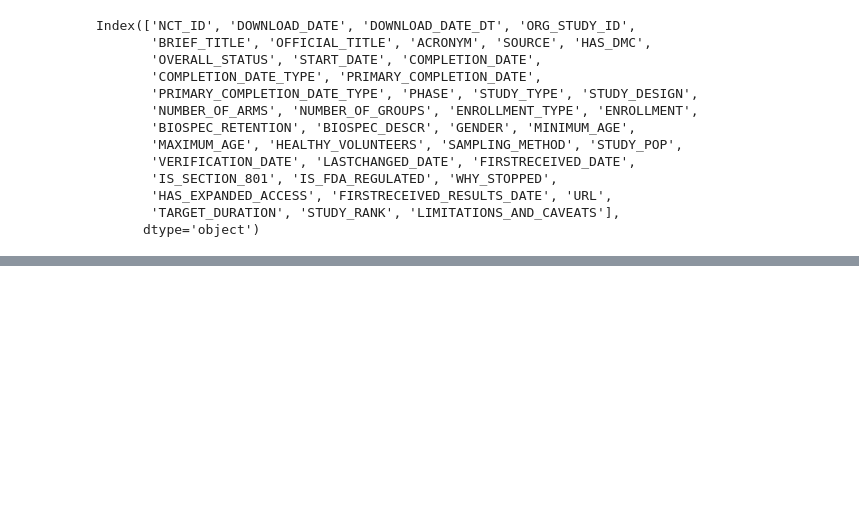
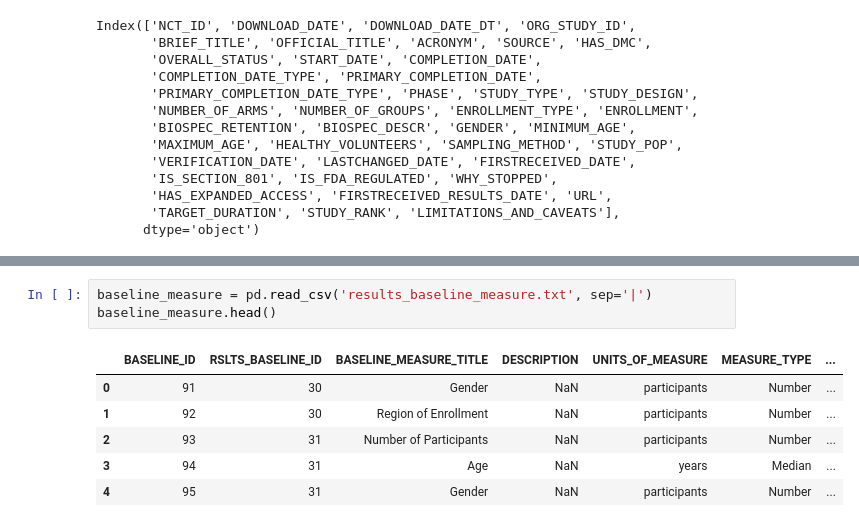
Before and after one commit to szeitlin/clinicaltrials, a Jupyter notebook: 07082016_initial_eda.ipynb, the cells around one changed output, grey strips where cells are left out. Cells and saved outputs as stored; diff of their text form; blank space fills up the shorter version.

```diff
--- a/07082016_initial_eda.ipynb
+++ b/07082016_initial_eda.ipynb
@@ -379,0 +400,10 @@ Index(['NCT_ID', 'DOWNLOAD_DATE', 'DOWNLOAD_DATE_DT', 'ORG_STUDY_ID',
+# %%
+baseline_measure = pd.read_csv('results_baseline_measure.txt', sep='|')
+baseline_measure.head()
+# %% [output]
+|  | BASELINE_ID | RSLTS_BASELINE_ID | BASELINE_MEASURE_TITLE | DESCRIPTION | UNITS_OF_MEASURE | MEASURE_TYPE | ... |
+| 0 | 91 | 30 | Gender | NaN | participants | Number | ... |
+| 1 | 92 | 30 | Region of Enrollment | NaN | participants | Number | ... |
+| 2 | 93 | 31 | Number of Participants | NaN | participants | Number | ... |
+| 3 | 94 | 31 | Age | NaN | years | Median | ... |
+| 4 | 95 | 31 | Gender | NaN | participants | Number | ... |
```
Also changed, not shown: parts of 6 cells of this notebook, 1 other file.
